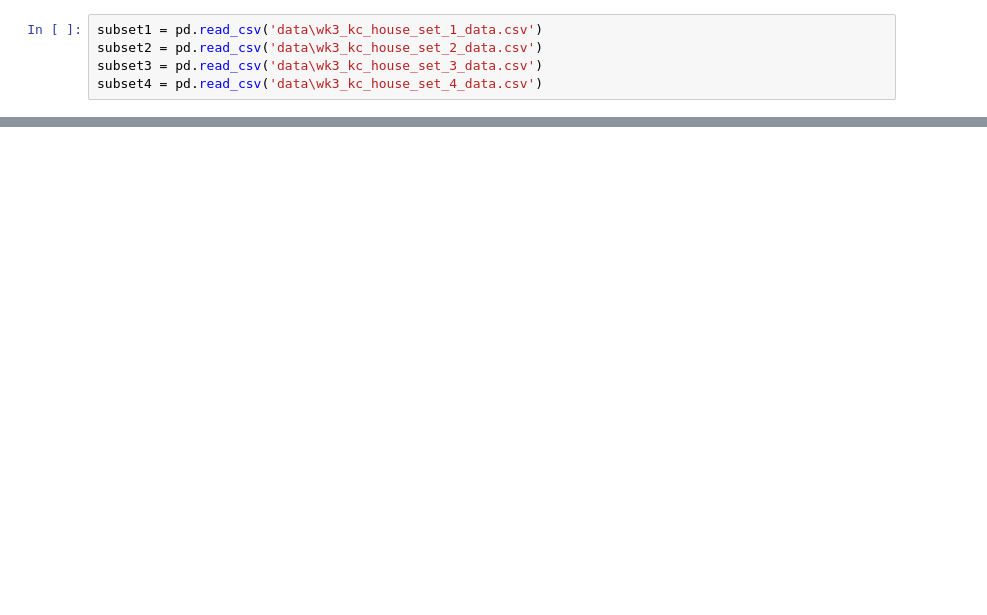
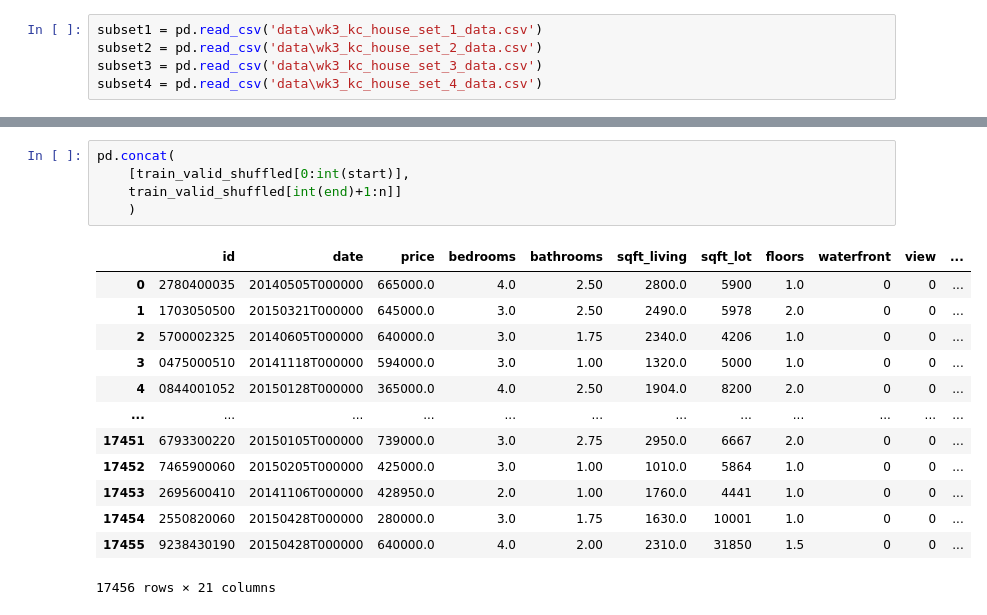
Before and after one commit to Mierva/Polynomial_regression, a Jupyter notebook: polynomial_regression.ipynb, the cells around one changed output, grey strips where cells are left out. Drawn from its saved outputs; the diff is of its cells as text; blank space fills up the shorter version.

```diff
--- a/polynomial_regression.ipynb
+++ b/polynomial_regression.ipynb
@@ -170,0 +385,19 @@ plt.plot(poly4_data[f'power_{degree}'],
+# %%
+pd.concat(
+    [train_valid_shuffled[0:int(start)],
+    train_valid_shuffled[int(end)+1:n]]
+    )
+# %% [output]
+|  | id | date | price | bedrooms | bathrooms | sqft_living | sqft_lot | floors | waterfront | view | ... |
+| 0 | 2780400035 | 20140505T000000 | 665000.0 | 4.0 | 2.50 | 2800.0 | 5900 | 1.0 | 0 | 0 | ... |
+| 1 | 1703050500 | 20150321T000000 | 645000.0 | 3.0 | 2.50 | 2490.0 | 5978 | 2.0 | 0 | 0 | ... |
+| 2 | 5700002325 | 20140605T000000 | 640000.0 | 3.0 | 1.75 | 2340.0 | 4206 | 1.0 | 0 | 0 | ... |
+| 3 | 0475000510 | 20141118T000000 | 594000.0 | 3.0 | 1.00 | 1320.0 | 5000 | 1.0 | 0 | 0 | ... |
+| 4 | 0844001052 | 20150128T000000 | 365000.0 | 4.0 | 2.50 | 1904.0 | 8200 | 2.0 | 0 | 0 | ... |
+| ... | ... | ... | ... | ... | ... | ... | ... | ... | ... | ... | ... |
+| 17451 | 6793300220 | 20150105T000000 | 739000.0 | 3.0 | 2.75 | 2950.0 | 6667 | 2.0 | 0 | 0 | ... |
+| 17452 | 7465900060 | 20150205T000000 | 425000.0 | 3.0 | 1.00 | 1010.0 | 5864 | 1.0 | 0 | 0 | ... |
+| 17453 | 2695600410 | 20141106T000000 | 428950.0 | 2.0 | 1.00 | 1760.0 | 4441 | 1.0 | 0 | 0 | ... |
+| 17454 | 2550820060 | 20150428T000000 | 280000.0 | 3.0 | 1.75 | 1630.0 | 10001 | 1.0 | 0 | 0 | ... |
+| 17455 | 9238430190 | 20150428T000000 | 640000.0 | 4.0 | 2.00 | 2310.0 | 31850 | 1.5 | 0 | 0 | ... |
+17456 rows × 21 columns
```
Also changed, not shown: parts of 37 cells of this notebook, 1 other file.
